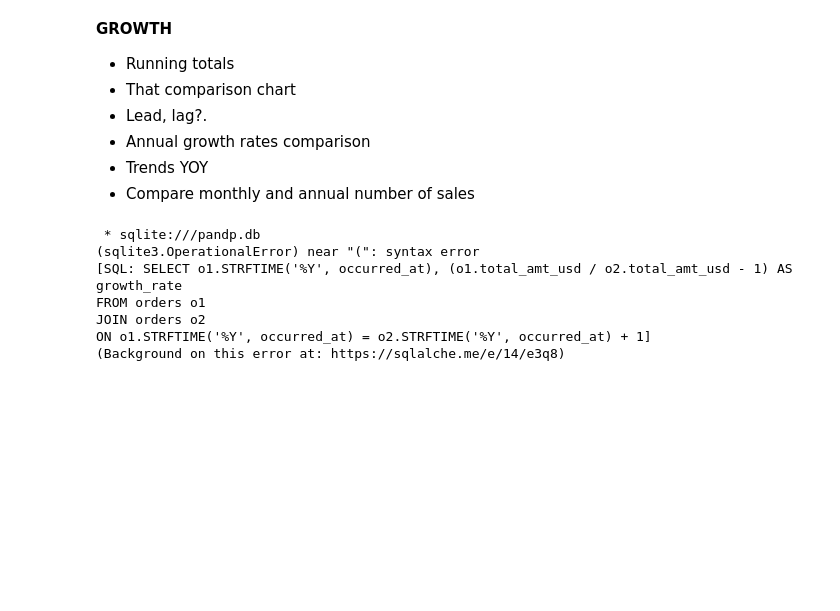
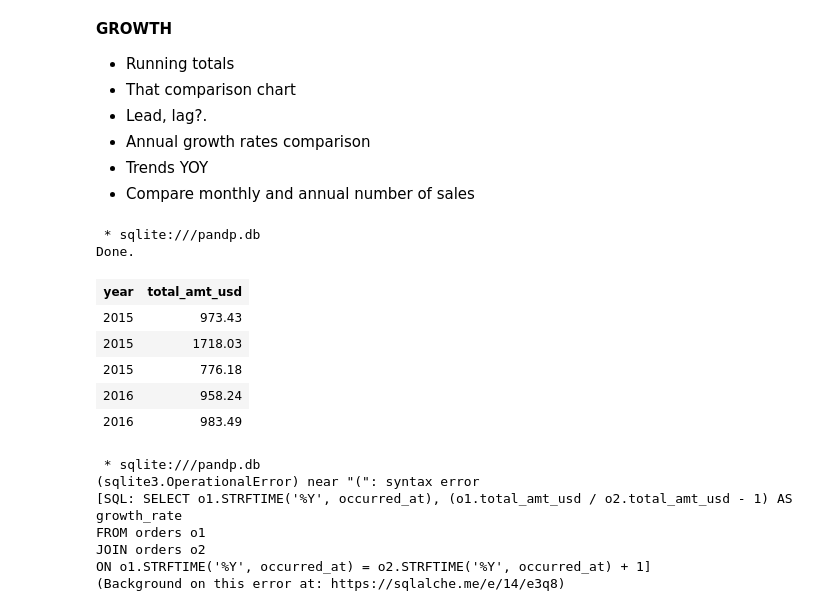
Before and after one commit to BuhariS/Interrogation-of-the-Parch-Posey-Database, a Jupyter notebook: Interrogation of the Parch & Posey Database.ipynb, the cells around one changed output. Cells and saved outputs as stored; diff of their text form; code cells hidden in the pictures; blank space fills up the shorter version.

```diff
--- a/Interrogation of the Parch & Posey Database.ipynb
+++ b/Interrogation of the Parch & Posey Database.ipynb
@@ -776,6 +776,19 @@ Done.
 - Annual growth rates comparison
 - Trends YOY
 - Compare monthly and annual number of sales
+# %%
+%%sql
+(SELECT STRFTIME('%Y', occurred_at) year, total_amt_usd
+FROM orders)
+# %% [output]
+ * sqlite:///pandp.db
+Done.
+| year | total_amt_usd |
+| 2015 | 973.43 |
+| 2015 | 1718.03 |
+| 2015 | 776.18 |
+| 2016 | 958.24 |
+| 2016 | 983.49 |
 # %%
 %%sql
 SELECT o1.STRFTIME('%Y', occurred_at), (o1.total_amt_usd / o2.total_amt_usd - 1) AS growth_rate
```
